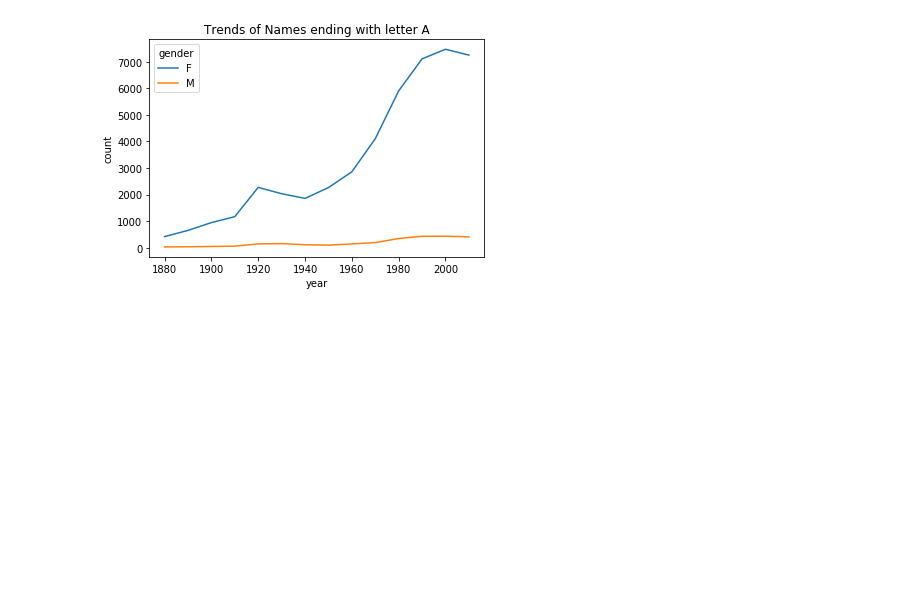
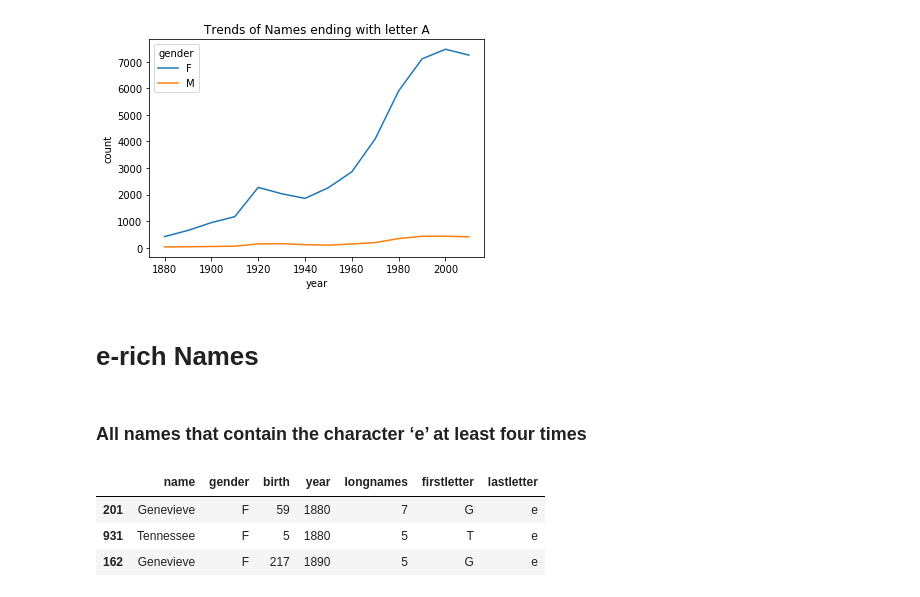
Before and after one commit to ahsansana1/babynamesanalysis, a Jupyter notebook: first_week_assginment.ipynb, the cells around one changed output. Cells and saved outputs as stored; diff of their text form; code cells hidden in the pictures; blank space fills up the shorter version.

```diff
--- a/first_week_assginment.ipynb
+++ b/first_week_assginment.ipynb
@@ -511,3 +514,15 @@ plt.ylabel('count')
 # %% [output]
 Text(0,0.5,'count')
 [figure]
+# %% [markdown]
+# e-rich Names
+# %% [markdown]
+### All names that contain the character ‘e’ at least four times
+# %%
+df37 = df7[df7['name'].str.contains("e") & ((df7['name'].str.count("e") >= 4))]
+df37.head(3)
+# %% [output]
+|  | name | gender | birth | year | longnames | firstletter | lastletter |
+| 201 | Genevieve | F | 59 | 1880 | 7 | G | e |
+| 931 | Tennessee | F | 5 | 1880 | 5 | T | e |
+| 162 | Genevieve | F | 217 | 1890 | 5 | G | e |
```
Also changed, not shown: parts of 5 cells of this notebook.
